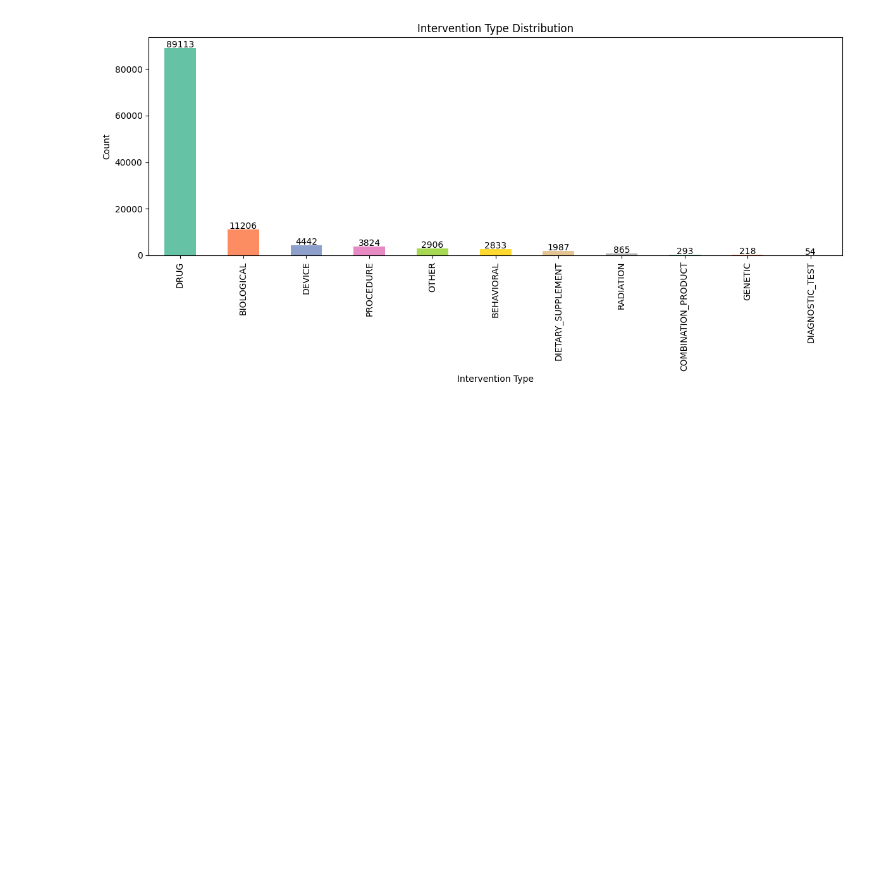
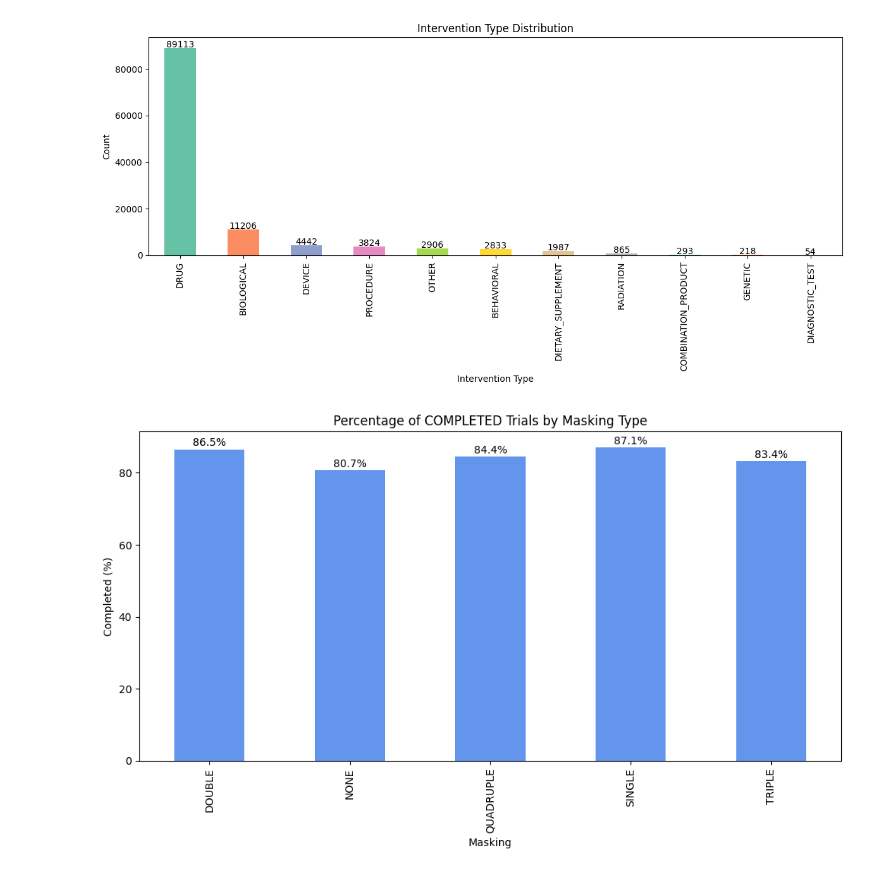
Before and after one commit to Ariiif12345/Hackathon_ds, a Jupyter notebook: EDA.ipynb, the cells around one changed output. Cells and saved outputs as stored; diff of their text form; code cells hidden in the pictures; blank space fills up the shorter version.

```diff
--- a/EDA.ipynb
+++ b/EDA.ipynb
@@ -151,3 +154,23 @@ plt.tight_layout()
 plt.show()
 # %% [output]
 [figure]
+# %%
+# Bar graph for percentage of 'COMPLETED' status in each 'masking' category
+
+# Calculate percentage of COMPLETED for each masking type
+masking_completed_pct = df.groupby('masking')['status'].apply(lambda x: (x == 'COMPLETED').mean() * 100)
+
+# Plot
+ax = masking_completed_pct.plot(kind='bar', figsize=(10,6), color='cornflowerblue')
+plt.title('Percentage of COMPLETED Trials by Masking Type')
+plt.xlabel('Masking')
+plt.ylabel('Completed (%)')
+
+# Annotate bars with percentage values
+for i, v in enumerate(masking_completed_pct):
+    ax.text(i, v + masking_completed_pct.max() * 0.01, f"{v:.1f}%", ha='center', fontsize=10)
+
+plt.tight_layout()
+plt.show()
+# %% [output]
+[figure, added]
```
Also changed, not shown: parts of 3 cells of this notebook.
